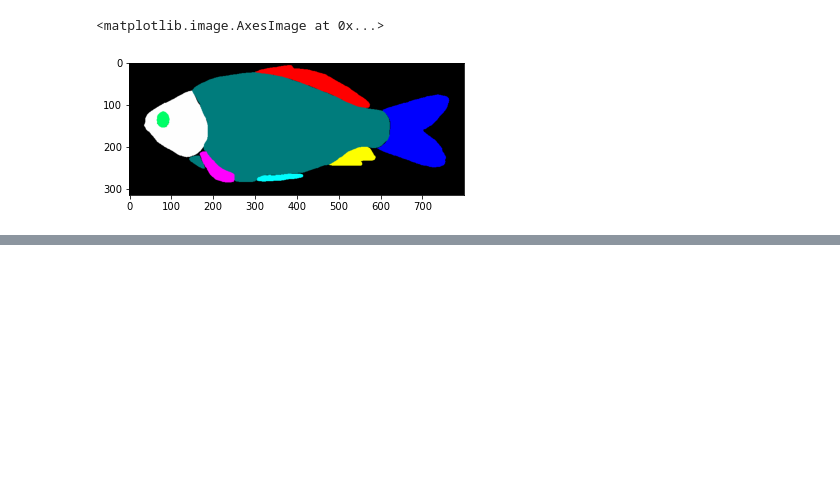
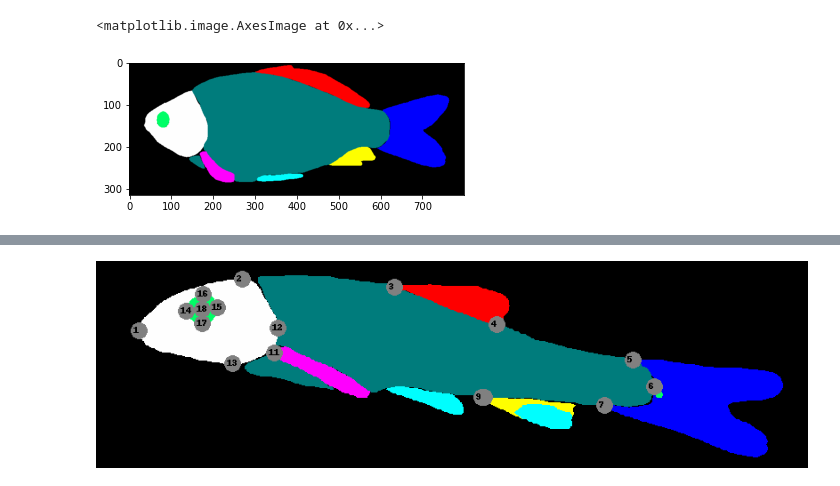
Before and after one commit to hdr-bgnn/Morphology-analysis, a Jupyter notebook: Scripts/Morphology_dev.ipynb, the cells around one changed output, grey strips where cells are left out. Saved outputs shown, nothing was run; the diff lists cells and outputs as text; code cells hidden in the pictures; blank space fills up the shorter version.

```diff
--- a/Scripts/Morphology_dev.ipynb
+++ b/Scripts/Morphology_dev.ipynb
@@ -728,0 +756,7 @@ plt.imshow(img_seg.img_arr)
+# %%
+# output the variables create at initialization time
+measure_bbox = img_seg.measurement_with_bbox # measurement using bbox
+measure_lm = img_seg.measurement_with_lm # measurement using bbox
+landmark = img_seg.landmark
+presence_matrix = img_seg.presence_matrix
+img_landmark = img_seg.visualize_landmark()
@@ -728,0 +784,4 @@ plt.imshow(img_seg.img_arr)
+# %%
+img_landmark
+# %% [output]
+[figure, added]
```
Also changed, not shown: parts of 11 cells of this notebook, 1 other file.
